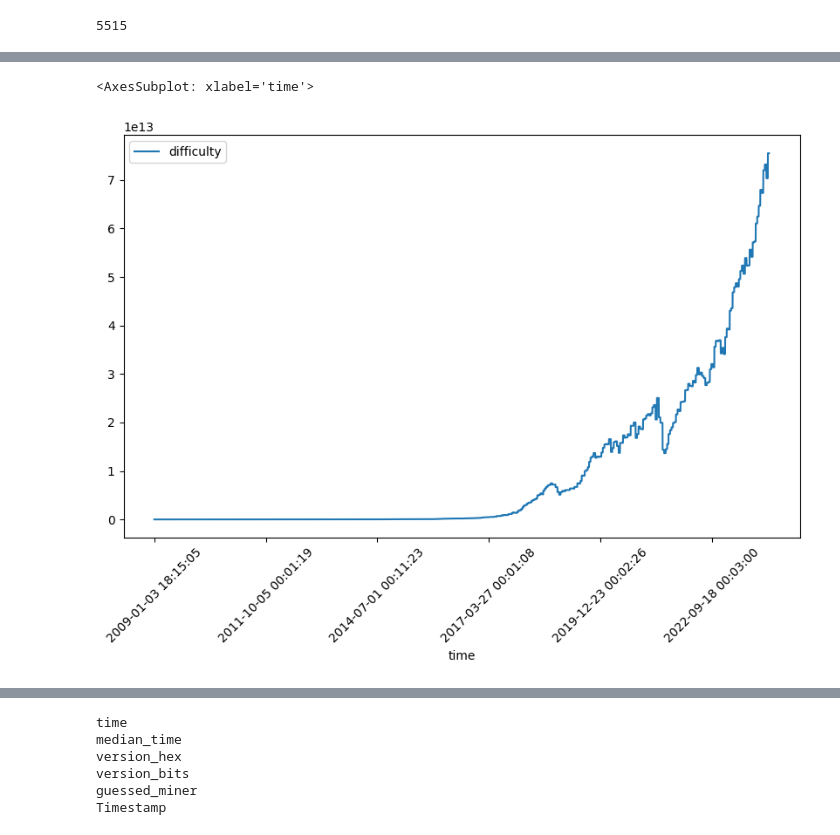
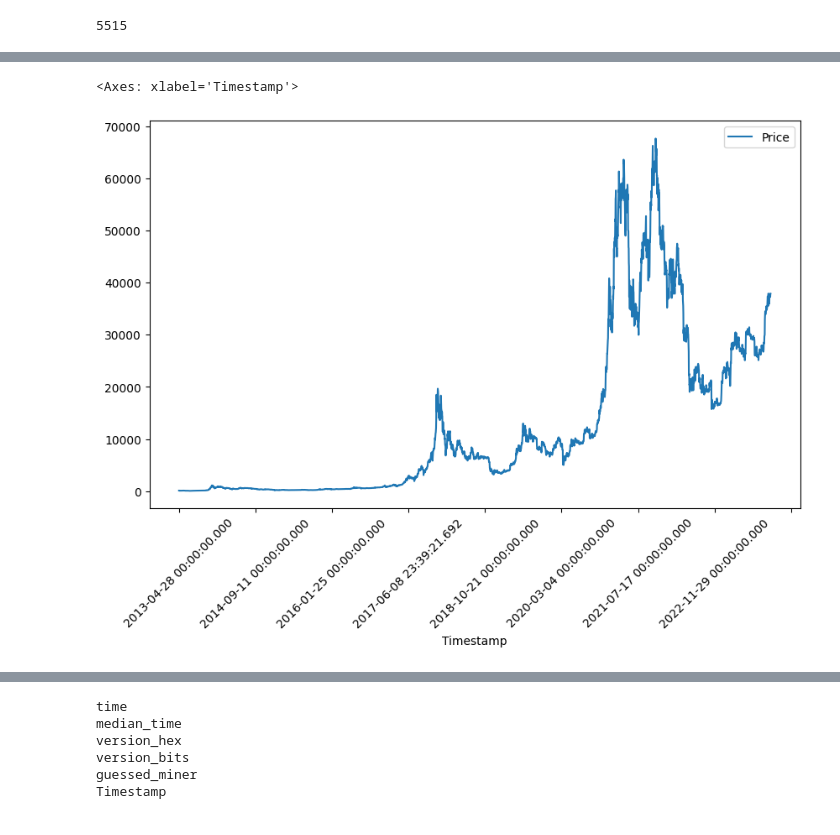
Before and after one commit to zestones/btc-price-prediction, a Jupyter notebook: src/analysis/data_analysis.ipynb, the cells around one changed output, grey strips where cells are left out. Saved outputs shown, nothing was run; the diff lists cells and outputs as text; code cells hidden in the pictures.

```diff
--- a/src/analysis/data_analysis.ipynb
+++ b/src/analysis/data_analysis.ipynb
@@ -35,5 +50,6 @@ blockchair_bitcoin_blocks_20180201.tsv.gz
 # %%
-df.plot(x='time', y='difficulty', kind='line', figsize=(10, 6), rot=45)
+df_price = pd.read_csv("../../data/bitcoin/price/bitcoin_chart.csv")
+df_price.plot(x='Timestamp', y='Price', kind='line', figsize=(10, 6), rot=45)
 # %% [output]
-<AxesSubplot: xlabel='time'>
+<Axes: xlabel='Timestamp'>
-[figure, old version]
+[figure, new version]
```
Also changed, not shown: parts of 12 cells of this notebook, 8 other files.
